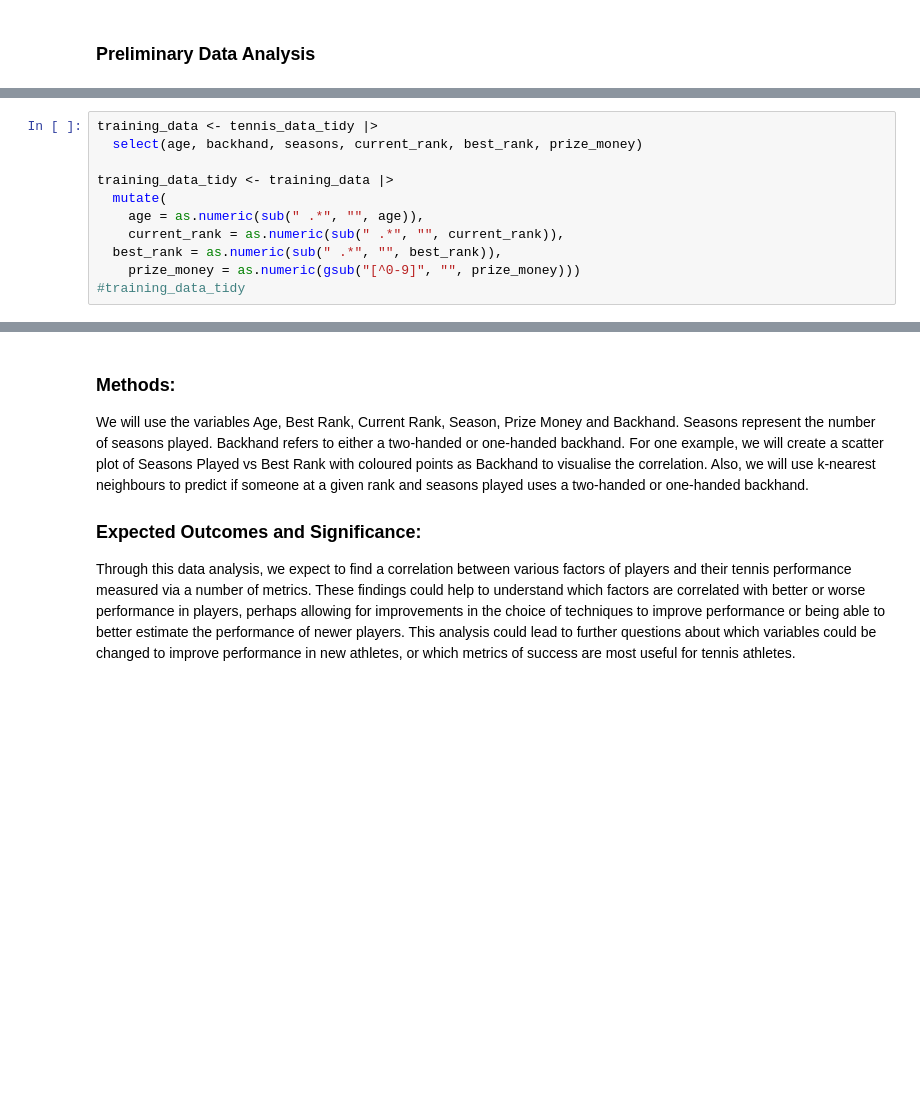
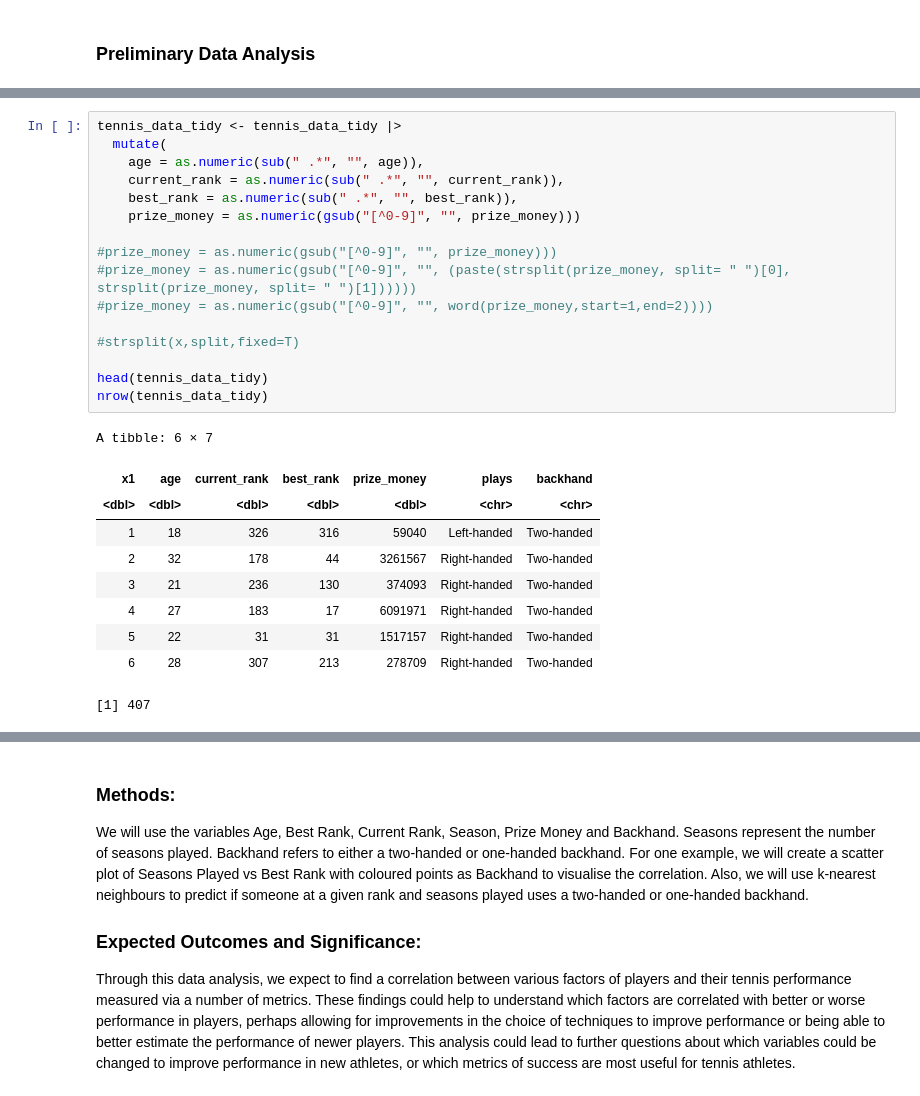
Before and after one commit to aejessen/DSCI100_project, a Jupyter notebook: project.ipynb, the cells around one changed output, grey strips where cells are left out. Cells and saved outputs as stored; diff of their text form; blank space fills up the shorter version.

```diff
--- a/project.ipynb
+++ b/project.ipynb
@@ -81,11 +91,27 @@ A tibble: 6 × 7
 # %%
-training_data <- tennis_data_tidy |>
-  select(age, backhand, seasons, current_rank, best_rank, prize_money)
-
-training_data_tidy <- training_data |>
+tennis_data_tidy <- tennis_data_tidy |>
   mutate(
     age = as.numeric(sub(" .*", "", age)),
     current_rank = as.numeric(sub(" .*", "", current_rank)),
-  best_rank = as.numeric(sub(" .*", "", best_rank)),
+    best_rank = as.numeric(sub(" .*", "", best_rank)),
     prize_money = as.numeric(gsub("[^0-9]", "", prize_money)))
-#training_data_tidy
+
+#prize_money = as.numeric(gsub("[^0-9]", "", prize_money)))
+#prize_money = as.numeric(gsub("[^0-9]", "", (paste(strsplit(prize_money, split= " ")[0], strsplit(prize_money, split= " ")[1])))))
+#prize_money = as.numeric(gsub("[^0-9]", "", word(prize_money,start=1,end=2))))
+
+#strsplit(x,split,fixed=T)
+
+head(tennis_data_tidy)
+nrow(tennis_data_tidy)
+# %% [output]
+A tibble: 6 × 7
+| x1 | age | current_rank | best_rank | prize_money | plays | backhand |
+| <dbl> | <dbl> | <dbl> | <dbl> | <dbl> | <chr> | <chr> |
+| 1 | 18 | 326 | 316 | 59040 | Left-handed | Two-handed |
+| 2 | 32 | 178 | 44 | 3261567 | Right-handed | Two-handed |
+| 3 | 21 | 236 | 130 | 374093 | Right-handed | Two-handed |
+| 4 | 27 | 183 | 17 | 6091971 | Right-handed | Two-handed |
+| 5 | 22 | 31 | 31 | 1517157 | Right-handed | Two-handed |
+| 6 | 28 | 307 | 213 | 278709 | Right-handed | Two-handed |
+[1] 407
```
Also changed, not shown: parts of 6 cells of this notebook.
